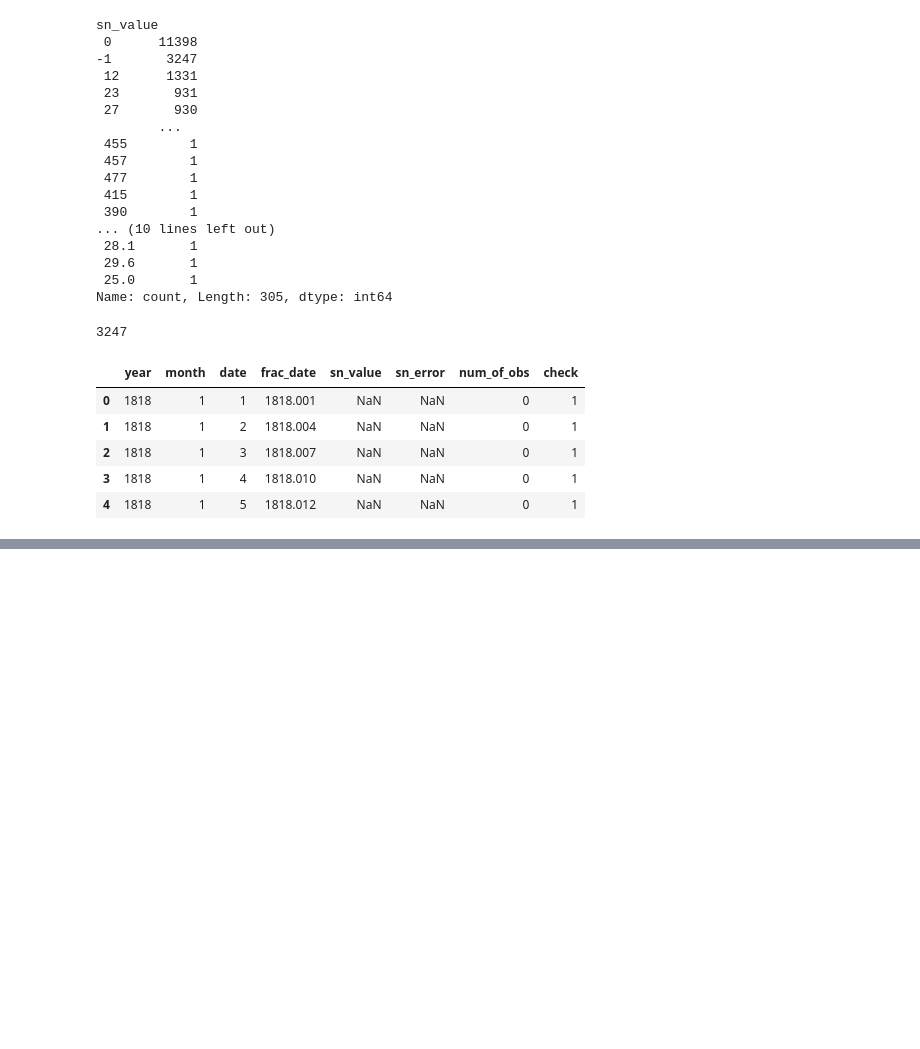
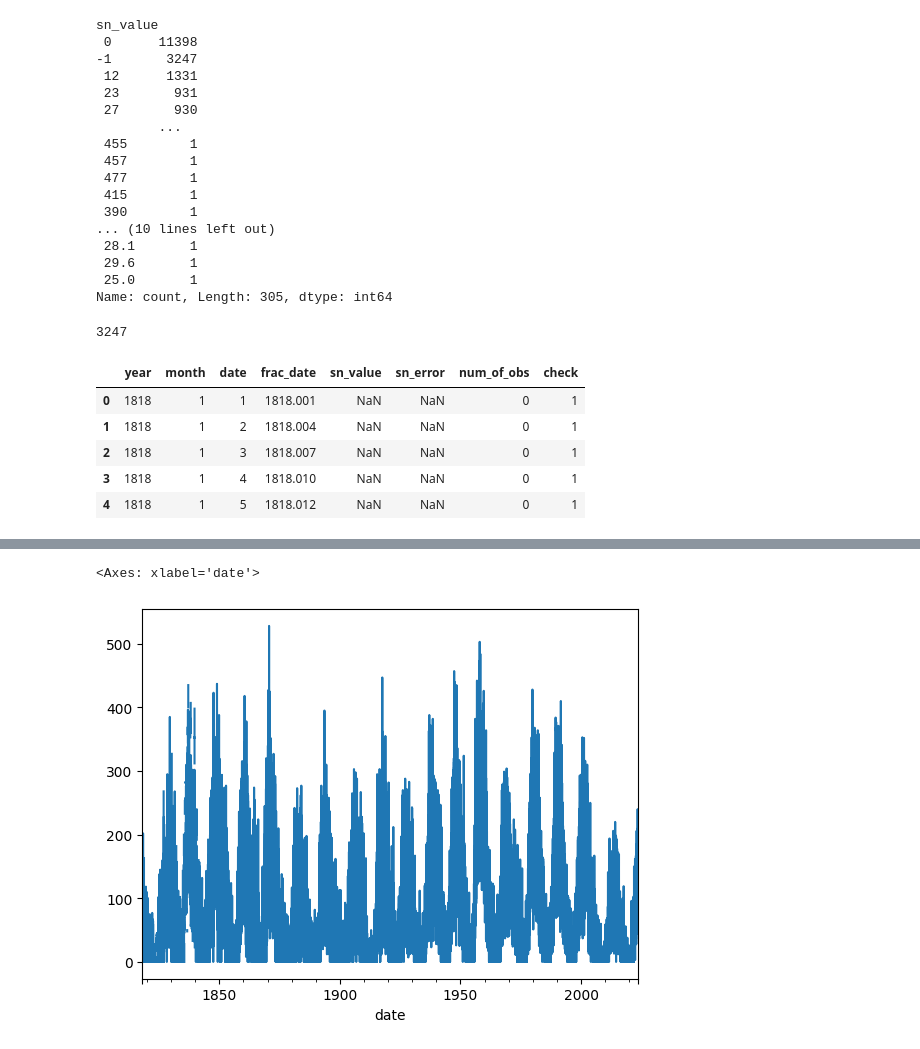
Before and after one commit to nisargjain/machine-learning, a Jupyter notebook: Sunspot EDA/SunspotDataCleaning.ipynb, the cells around one changed output, grey strips where cells are left out. Drawn from its saved outputs; the diff is of its cells as text; code cells hidden in the pictures; blank space fills up the shorter version.

```diff
--- a/Sunspot EDA/SunspotDataCleaning.ipynb
+++ b/Sunspot EDA/SunspotDataCleaning.ipynb
@@ -123,0 +138,5 @@ df[df.sn_value != None]
+# %%
+#parsing dates correctly
+df.rename(columns={"date":"day"}, inplace =True)
+# %%
+df["fulldate"] = pd.to_datetime(df.iloc[:,[0,1,2]])
@@ -123,0 +171,4 @@ df[df.sn_value != None]
+# %%
+#lets use dates as index
+df.index = df.fulldate
+df.index.name = 'date'
@@ -123,0 +204,4 @@ df[df.sn_value != None]
+# %%
+#removing datetime cols
+df = df[["sn_value",	"sn_error",	"num_of_obs",	"check"]]
+df.head()
@@ -123,0 +216,7 @@ df[df.sn_value != None]
+# %%
+import matplotlib.pyplot as plt
+
+df.sn_value.plot()
+# %% [output]
+<Axes: xlabel='date'>
+[figure, added]
```
Also changed, not shown: parts of 7 cells of this notebook.
